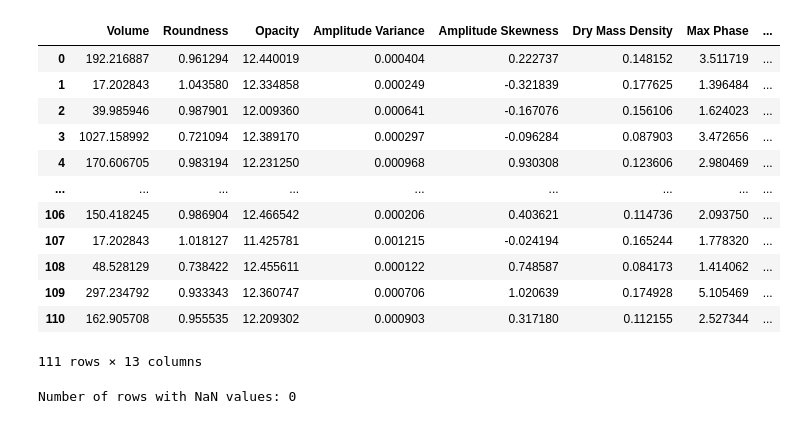
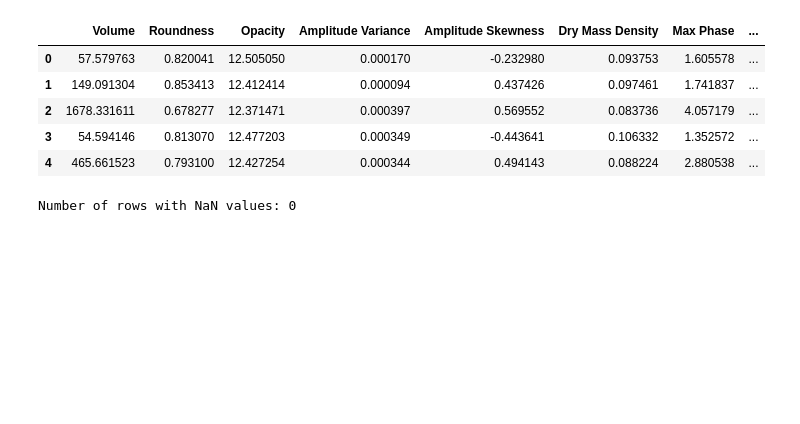
Before and after one commit to RaiBP/cell-estimator, a Jupyter notebook: notebooks/classification_with_labels.ipynb, the cells around one changed output. Drawn from its saved outputs; the diff is of its cells as text; code cells hidden in the pictures; blank space fills up the shorter version.

```diff
--- a/notebooks/classification_with_labels.ipynb
+++ b/notebooks/classification_with_labels.ipynb
@@ -49,26 +183,32 @@ for i in range(len(label)):
-# %%
-# Create the dataframe with the features
-fe = FeatureExtractor(phase, amplitude, mask)
-
-fe.extract_features()
-
-df = fe.features
-
-df['Labels'] = label
-
-df
-# %% [output]
-|  | Volume | Roundness | Opacity | Amplitude Variance | Amplitude Skewness | Dry Mass Density | Max Phase | ... |
-| 0 | 192.216887 | 0.961294 | 12.440019 | 0.000404 | 0.222737 | 0.148152 | 3.511719 | ... |
-| 1 | 17.202843 | 1.043580 | 12.334858 | 0.000249 | -0.321839 | 0.177625 | 1.396484 | ... |
-| 2 | 39.985946 | 0.987901 | 12.009360 | 0.000641 | -0.167076 | 0.156106 | 1.624023 | ... |
-| 3 | 1027.158992 | 0.721094 | 12.389170 | 0.000297 | -0.096284 | 0.087903 | 3.472656 | ... |
-| 4 | 170.606705 | 0.983194 | 12.231250 | 0.000968 | 0.930308 | 0.123606 | 2.980469 | ... |
-| ... | ... | ... | ... | ... | ... | ... | ... | ... |
-| 106 | 150.418245 | 0.986904 | 12.466542 | 0.000206 | 0.403621 | 0.114736 | 2.093750 | ... |
-| 107 | 17.202843 | 1.018127 | 11.425781 | 0.001215 | -0.024194 | 0.165244 | 1.778320 | ... |
-| 108 | 48.528129 | 0.738422 | 12.455611 | 0.000122 | 0.748587 | 0.084173 | 1.414062 | ... |
-| 109 | 297.234792 | 0.933343 | 12.360747 | 0.000706 | 1.020639 | 0.174928 | 5.105469 | ... |
-| 110 | 162.905708 | 0.955535 | 12.209302 | 0.000903 | 0.317180 | 0.112155 | 2.527344 | ... |
-111 rows × 13 columns
+# %%
+# Create the dataframes with the features
+fe_train = FeatureExtractor(phase_train, amplitude_train, mask_train)
+fe_test = FeatureExtractor(phase_test, amplitude_test, mask_dataset_test)
+
+fe_train.extract_features()
+fe_test.extract_features()
+
+df_train = fe_train.features
+df_test = fe_test.features
+
+# Define Train and test Dataframes
+X_train = df_train
+X_test = df_test
+y_train = label_train
+y_test = label_test
+
+# Add the labels
+df_train['Labels'] = label_train
+df_test['Labels'] = label_test
+
+df = pd.concat([df_train, df_test])
+
+df_train.head()
+# %% [output]
+|  | Volume | Roundness | Opacity | Amplitude Variance | Amplitude Skewness | Dry Mass Density | Max Phase | ... |
+| 0 | 57.579763 | 0.820041 | 12.505050 | 0.000170 | -0.232980 | 0.093753 | 1.605578 | ... |
+| 1 | 149.091304 | 0.853413 | 12.412414 | 0.000094 | 0.437426 | 0.097461 | 1.741837 | ... |
+| 2 | 1678.331611 | 0.678277 | 12.371471 | 0.000397 | 0.569552 | 0.083736 | 4.057179 | ... |
+| 3 | 54.594146 | 0.813070 | 12.477203 | 0.000349 | -0.443641 | 0.106332 | 1.352572 | ... |
+| 4 | 465.661523 | 0.793100 | 12.427254 | 0.000344 | 0.494143 | 0.088224 | 2.880538 | ... |
 # %%
```
Also changed, not shown: parts of 13 cells of this notebook.
